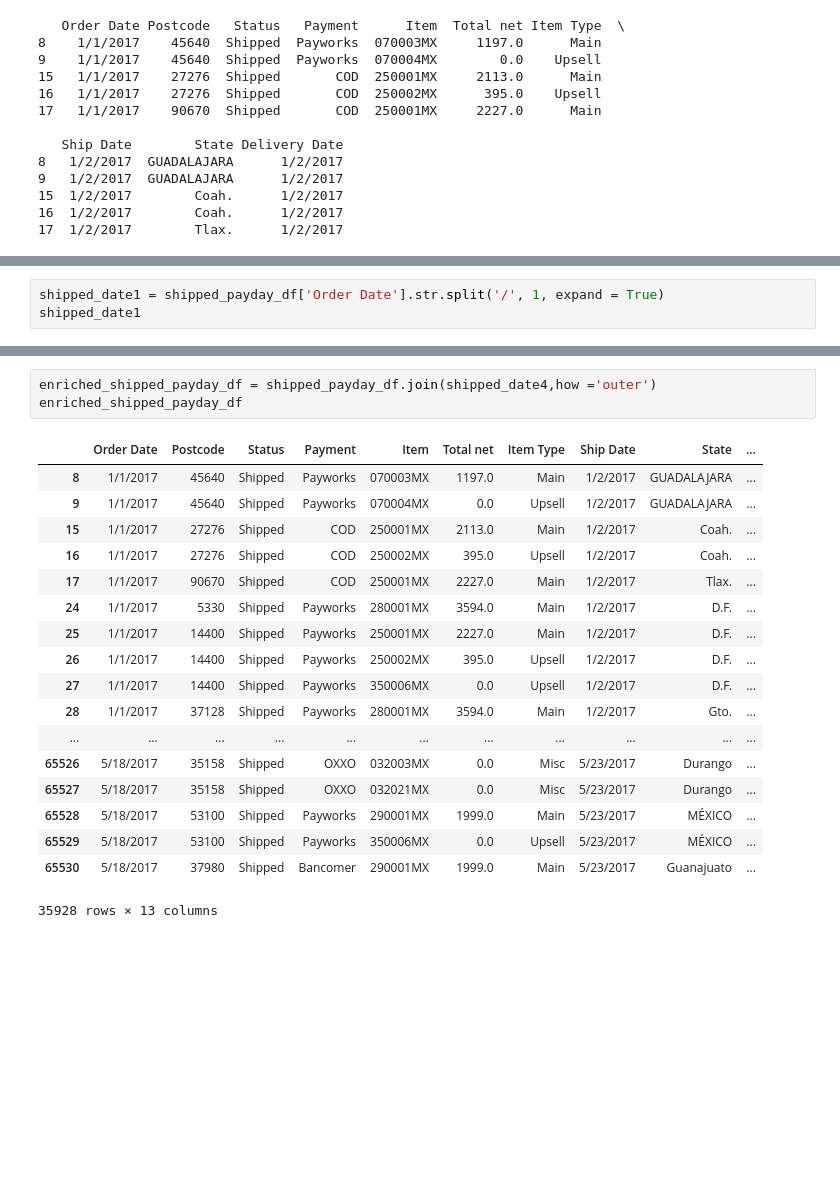
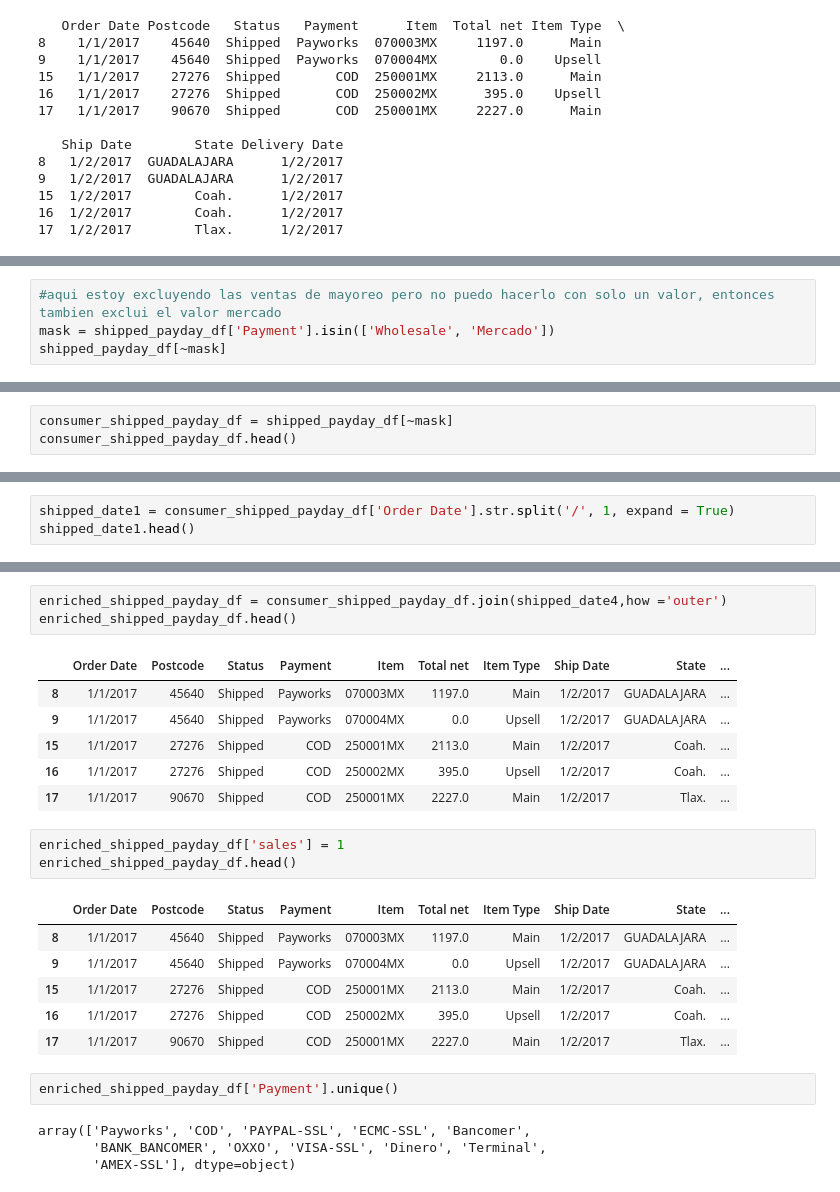
Before and after one commit to JonathanREB/DataBootCampProject01, a Jupyter notebook: payday1.ipynb, the cells around one changed output, grey strips where cells are left out. Drawn from its saved outputs; the diff is of its cells as text; blank space fills up the shorter version.

Commit message:
meti info adicional para poder separar 2017 de 2018 y graficar ambas para ver diferencias en tendencia y para hacer segmentos de precio. tiene todavia muchos errores,

```diff
--- a/payday1.ipynb
+++ b/payday1.ipynb
@@ -96,0 +113,4 @@ print(shipped_payday_df.head())
+# %%
+#aqui estoy excluyendo las ventas de mayoreo pero no puedo hacerlo con solo un valor, entonces tambien exclui el valor mercado
+mask = shipped_payday_df['Payment'].isin(['Wholesale', 'Mercado'])
+shipped_payday_df[~mask]
@@ -96,0 +136,3 @@ print(shipped_payday_df.head())
+# %%
+consumer_shipped_payday_df = shipped_payday_df[~mask]
+consumer_shipped_payday_df.head()
@@ -97,6 +146,6 @@ print(shipped_payday_df.head())
 # %%
-shipped_date1 = shipped_payday_df['Order Date'].str.split('/', 1, expand = True)
-shipped_date1
+shipped_date1 = consumer_shipped_payday_df['Order Date'].str.split('/', 1, expand = True)
+shipped_date1.head()
 # %% [output]
 |  | 0 | 1 |
 | 8 | 1 | 1/2017 |
@@ -237,25 +214,29 @@ shipped_date4
 # %%
-enriched_shipped_payday_df = shipped_payday_df.join(shipped_date4,how ='outer')
-enriched_shipped_payday_df
+enriched_shipped_payday_df = consumer_shipped_payday_df.join(shipped_date4,how ='outer')
+enriched_shipped_payday_df.head()
 # %% [output]
 |  | Order Date | Postcode | Status | Payment | Item | Total net | Item Type | Ship Date | State | ... |
 | 8 | 1/1/2017 | 45640 | Shipped | Payworks | 070003MX | 1197.0 | Main | 1/2/2017 | GUADALAJARA | ... |
 | 9 | 1/1/2017 | 45640 | Shipped | Payworks | 070004MX | 0.0 | Upsell | 1/2/2017 | GUADALAJARA | ... |
 | 15 | 1/1/2017 | 27276 | Shipped | COD | 250001MX | 2113.0 | Main | 1/2/2017 | Coah. | ... |
 | 16 | 1/1/2017 | 27276 | Shipped | COD | 250002MX | 395.0 | Upsell | 1/2/2017 | Coah. | ... |
 | 17 | 1/1/2017 | 90670 | Shipped | COD | 250001MX | 2227.0 | Main | 1/2/2017 | Tlax. | ... |
-| 24 | 1/1/2017 | 5330 | Shipped | Payworks | 280001MX | 3594.0 | Main | 1/2/2017 | D.F. | ... |
-| 25 | 1/1/2017 | 14400 | Shipped | Payworks | 250001MX | 2227.0 | Main | 1/2/2017 | D.F. | ... |
-| 26 | 1/1/2017 | 14400 | Shipped | Payworks | 250002MX | 395.0 | Upsell | 1/2/2017 | D.F. | ... |
-| 27 | 1/1/2017 | 14400 | Shipped | Payworks | 350006MX | 0.0 | Upsell | 1/2/2017 | D.F. | ... |
-| 28 | 1/1/2017 | 37128 | Shipped | Payworks | 280001MX | 3594.0 | Main | 1/2/2017 | Gto. | ... |
-| ... | ... | ... | ... | ... | ... | ... | ... | ... | ... | ... |
-| 65526 | 5/18/2017 | 35158 | Shipped | OXXO | 032003MX | 0.0 | Misc | 5/23/2017 | Durango | ... |
-| 65527 | 5/18/2017 | 35158 | Shipped | OXXO | 032021MX | 0.0 | Misc | 5/23/2017 | Durango | ... |
-| 65528 | 5/18/2017 | 53100 | Shipped | Payworks | 290001MX | 1999.0 | Main | 5/23/2017 | MÉXICO | ... |
-| 65529 | 5/18/2017 | 53100 | Shipped | Payworks | 350006MX | 0.0 | Upsell | 5/23/2017 | MÉXICO | ... |
-| 65530 | 5/18/2017 | 37980 | Shipped | Bancomer | 290001MX | 1999.0 | Main | 5/23/2017 | Guanajuato | ... |
-35928 rows × 13 columns
+# %%
+enriched_shipped_payday_df['sales'] = 1
+enriched_shipped_payday_df.head()
+# %% [output]
+|  | Order Date | Postcode | Status | Payment | Item | Total net | Item Type | Ship Date | State | ... |
+| 8 | 1/1/2017 | 45640 | Shipped | Payworks | 070003MX | 1197.0 | Main | 1/2/2017 | GUADALAJARA | ... |
+| 9 | 1/1/2017 | 45640 | Shipped | Payworks | 070004MX | 0.0 | Upsell | 1/2/2017 | GUADALAJARA | ... |
+| 15 | 1/1/2017 | 27276 | Shipped | COD | 250001MX | 2113.0 | Main | 1/2/2017 | Coah. | ... |
+| 16 | 1/1/2017 | 27276 | Shipped | COD | 250002MX | 395.0 | Upsell | 1/2/2017 | Coah. | ... |
+| 17 | 1/1/2017 | 90670 | Shipped | COD | 250001MX | 2227.0 | Main | 1/2/2017 | Tlax. | ... |
+# %%
+enriched_shipped_payday_df['Payment'].unique()
+# %% [output]
+array(['Payworks', 'COD', 'PAYPAL-SSL', 'ECMC-SSL', 'Bancomer',
+       'BANK_BANCOMER', 'OXXO', 'VISA-SSL', 'Dinero', 'Terminal',
+       'AMEX-SSL'], dtype=object)
 # %%
 shipped_date_df = enriched_shipped_payday_df.groupby('day')
 shipped_date_df.head()
```
Also changed, not shown: parts of 22 cells of this notebook.
